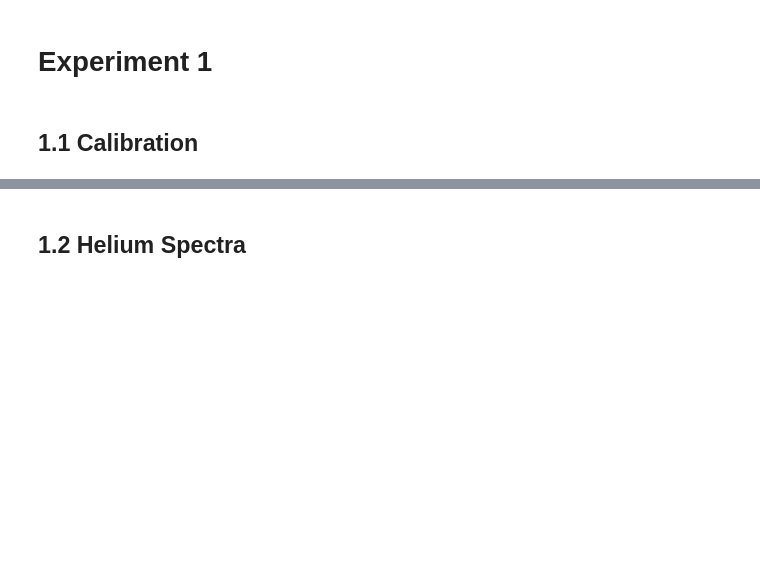
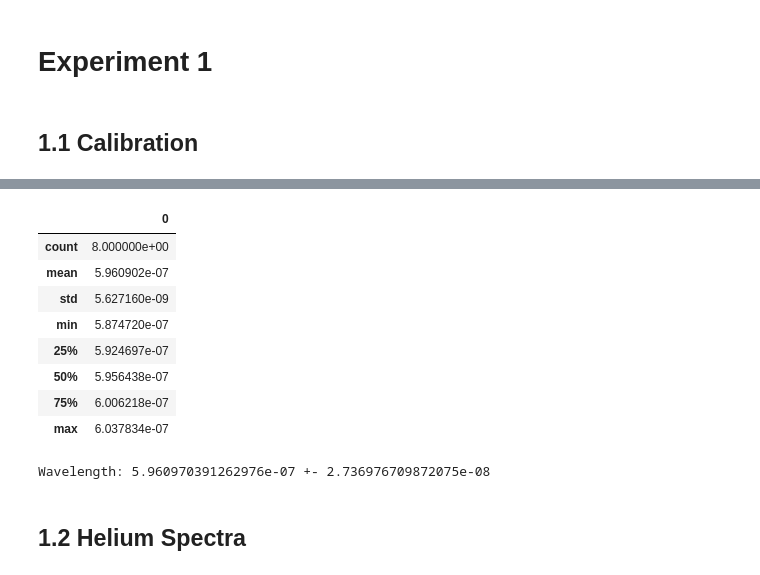
Before and after one commit to AyushmaanAggarwal/Physics-5CL, a Jupyter notebook: Lab 05/In Lab 5 Calculations.ipynb, the cells around one changed output, grey strips where cells are left out. Cells and saved outputs as stored; diff of their text form; code cells hidden in the pictures; blank space fills up the shorter version.

```diff
--- a/Lab 05/In Lab 5 Calculations.ipynb
+++ b/Lab 05/In Lab 5 Calculations.ipynb
@@ -3,0 +11,7 @@ import pandas as pd
+# %%
+wav_func = lambda x: d*np.sin(np.arctan(x/(48)))
+def wav_err(x, d, l, x_err, d_err, l_err):
+    prop_d = np.sin(np.arctan(x/l))
+    prop_x = d*np.cos(np.arctan(x/l))*(1/((x/l)**2 + 1))*(1/l)
+    prop_l = d*np.cos(np.arctan(x/l))*(1/((x/l)**2 + 1))*(x/l**2)
+    return da.quartrature_sum([prop_d*d_err, prop_l*l_err, prop_x*x_err])
@@ -10,6 +25,8 @@ d = 1/5000
 # %%
-rn = np.mean([])
+rn_og = np.array([14.75, 15.2, 14.85, 15, 15.1, 14.9, 15.15, 14.95])
+rn = np.mean([14.75, 15.2, 14.85, 15, 15.1, 14.9, 15.15, 14.95])
 ang_form = lambda x: np.arctan(x/(48-.8))/np.pi*180
 ang = ang_form(rn)
+print("The wavelength is: ")
 print(d*np.sin(ang*np.pi/180))
 # %% [output]
@@ -20,2 +35,18 @@ print(d*np.sin(ang*np.pi/180))
+# %%
+pd.DataFrame(wav_func(rn_og)).describe()
+# %% [output]
+|  | 0 |
+| count | 8.000000e+00 |
+| mean | 5.960902e-07 |
+| std | 5.627160e-09 |
+| min | 5.874720e-07 |
+| 25% | 5.924697e-07 |
+| 50% | 5.956438e-07 |
+| 75% | 6.006218e-07 |
+| max | 6.037834e-07 |
+# %%
+print(f"Wavelength: {wav_func(rn)} +- {wav_err(rn, d, 48, .2, 8e-08,1)}")
+# %% [output]
+Wavelength: 5.960970391262976e-07 +- 2.736976709872075e-08
 # %% [markdown]
 ## 1.2 Helium Spectra
```
Also changed, not shown: parts of 29 cells of this notebook, 1 other file.
